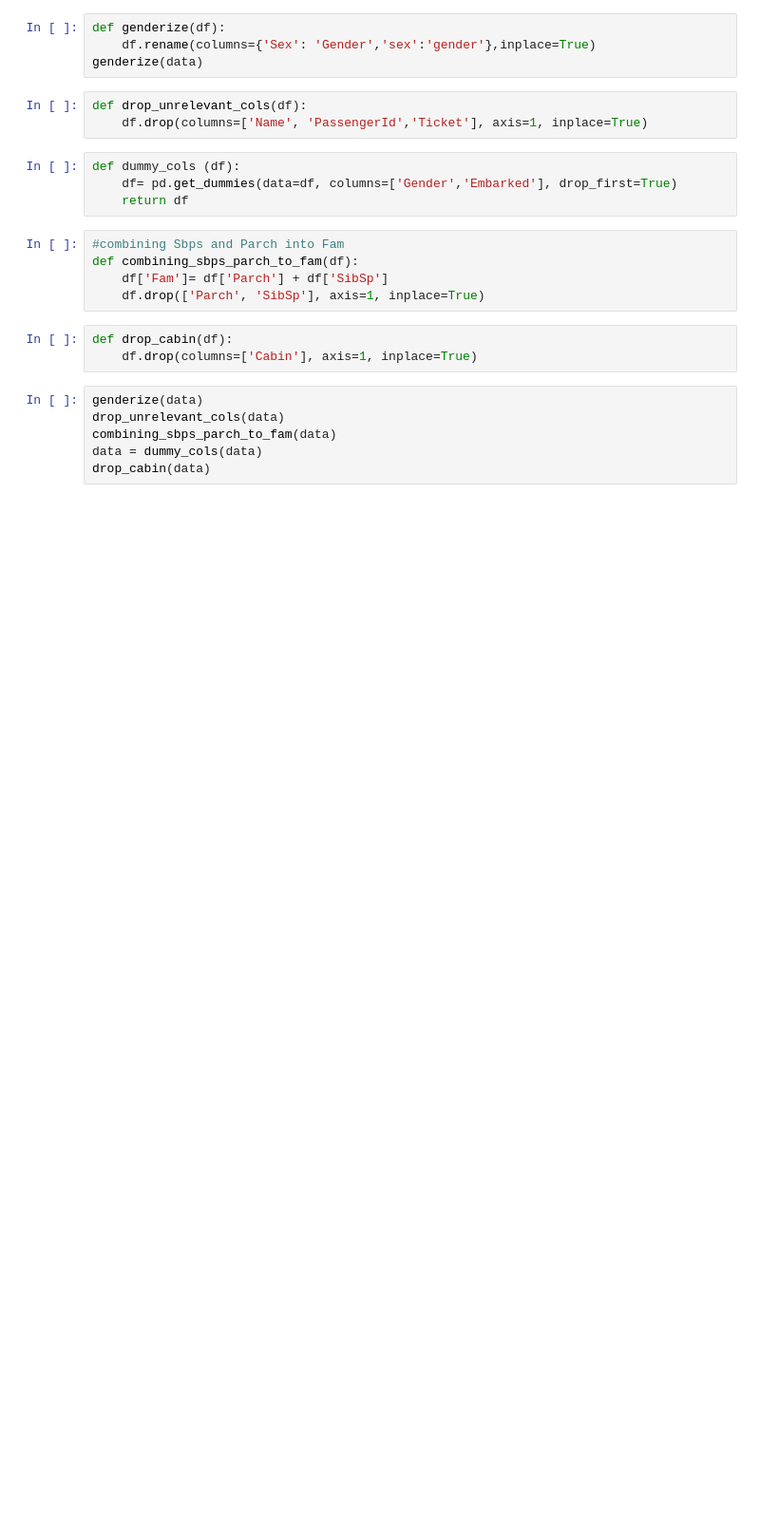
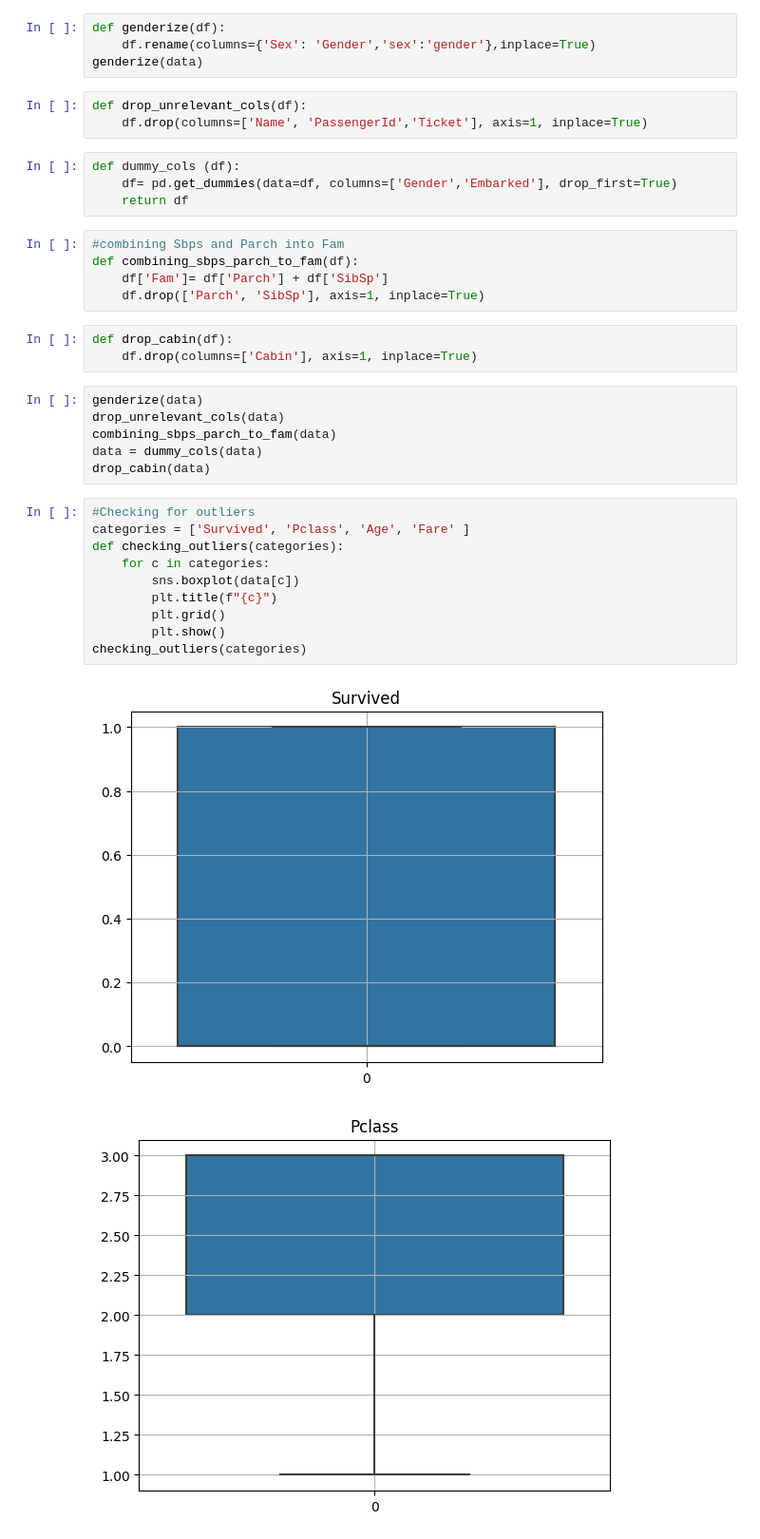
Before and after one commit to HadassaMenucha/Titanic-Final-Project, a Jupyter notebook: Titanic_FInal_Project.ipynb, the cells around one changed output. Shown at 95% size. Cells and saved outputs as stored; diff of their text form; blank space fills up the shorter version.

Commit message:
data cleaning and visualizations

```diff
--- a/Titanic_FInal_Project.ipynb
+++ b/Titanic_FInal_Project.ipynb
@@ -86,3 +90,16 @@ drop_unrelevant_cols(data)
 combining_sbps_parch_to_fam(data)
 data = dummy_cols(data)
 drop_cabin(data)
+# %%
+#Checking for outliers
+categories = ['Survived', 'Pclass', 'Age', 'Fare' ]
+def checking_outliers(categories):
+    for c in categories:
+        sns.boxplot(data[c])
+        plt.title(f"{c}")
+        plt.grid()
+        plt.show()
+checking_outliers(categories)
+# %% [output]
+[figure, added]
+[figure, added]
```
Also changed, not shown: parts of 10 cells of this notebook.
